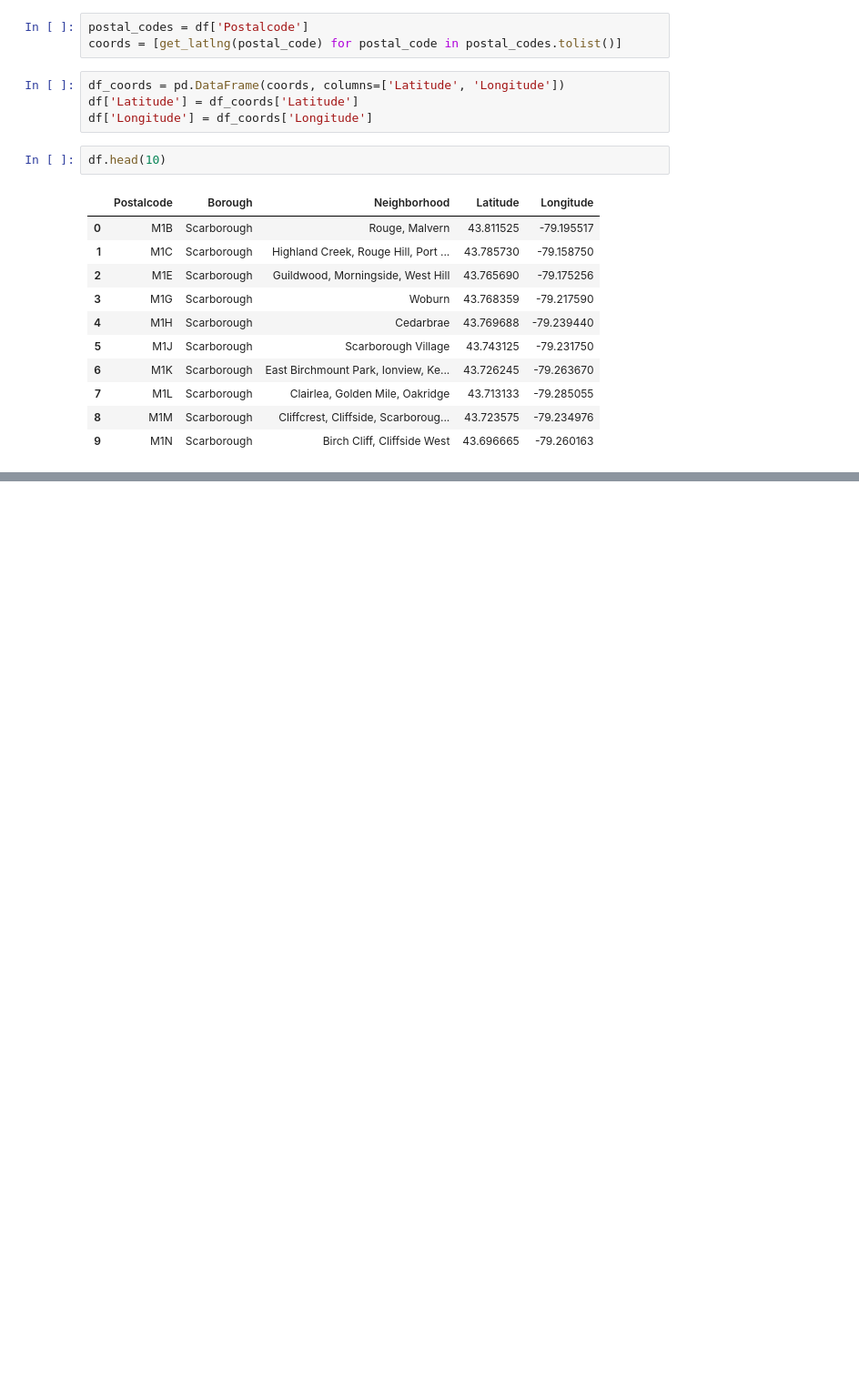
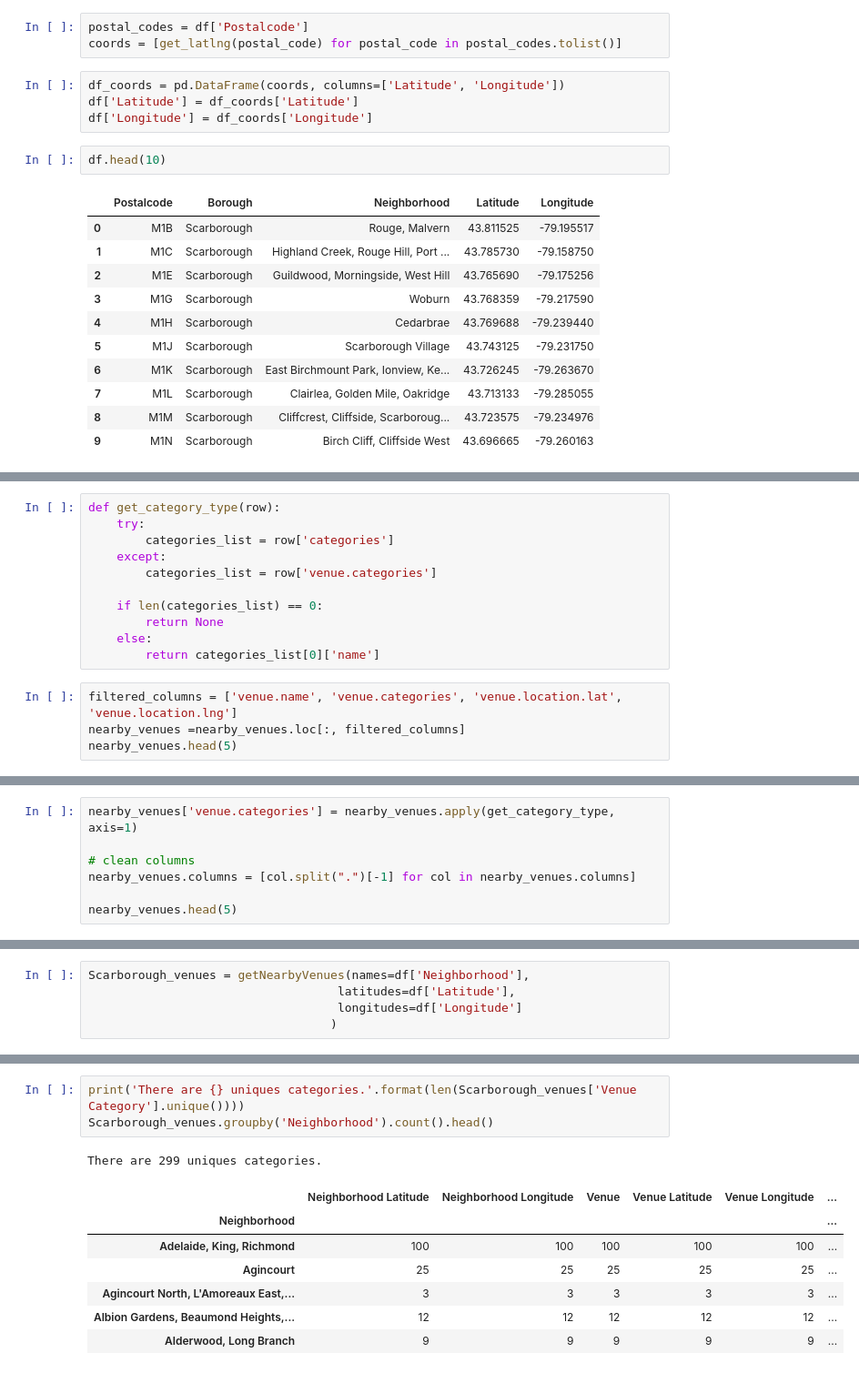
Before and after one commit to Harshith-S/Segmenting-and-Clustering-Neighborhoods-in-Toronto, a Jupyter notebook: Neighborhood.ipynb, the cells around one changed output, grey strips where cells are left out. Shown: that part at 91% size. Cells and saved outputs as stored; diff of their text form; blank space fills up the shorter version.

```diff
--- a/Neighborhood.ipynb
+++ b/Neighborhood.ipynb
@@ -130,0 +282,15 @@ df.head(10)
+# %%
+def get_category_type(row):
+    try:
+        categories_list = row['categories']
+    except:
+        categories_list = row['venue.categories']
+
+    if len(categories_list) == 0:
+        return None
+    else:
+        return categories_list[0]['name']
+# %%
+filtered_columns = ['venue.name', 'venue.categories', 'venue.location.lat', 'venue.location.lng']
+nearby_venues =nearby_venues.loc[:, filtered_columns]
+nearby_venues.head(5)
@@ -130,0 +304,7 @@ df.head(10)
+# %%
+nearby_venues['venue.categories'] = nearby_venues.apply(get_category_type, axis=1)
+
+# clean columns
+nearby_venues.columns = [col.split(".")[-1] for col in nearby_venues.columns]
+
+nearby_venues.head(5)
@@ -130,0 +375,5 @@ df.head(10)
+# %%
+Scarborough_venues = getNearbyVenues(names=df['Neighborhood'],
+                                   latitudes=df['Latitude'],
+                                   longitudes=df['Longitude']
+                                  )
@@ -130,0 +398,12 @@ df.head(10)
+# %%
+print('There are {} uniques categories.'.format(len(Scarborough_venues['Venue Category'].unique())))
+Scarborough_venues.groupby('Neighborhood').count().head()
+# %% [output]
+There are 299 uniques categories.
+|  | Neighborhood Latitude | Neighborhood Longitude | Venue | Venue Latitude | Venue Longitude | ... |
+| Neighborhood |  |  |  |  |  | ... |
+| Adelaide, King, Richmond | 100 | 100 | 100 | 100 | 100 | ... |
+| Agincourt | 25 | 25 | 25 | 25 | 25 | ... |
+| Agincourt North, L'Amoreaux East,... | 3 | 3 | 3 | 3 | 3 | ... |
+| Albion Gardens, Beaumond Heights,... | 12 | 12 | 12 | 12 | 12 | ... |
+| Alderwood, Long Branch | 9 | 9 | 9 | 9 | 9 | ... |
```
Also changed, not shown: parts of 33 cells of this notebook.
